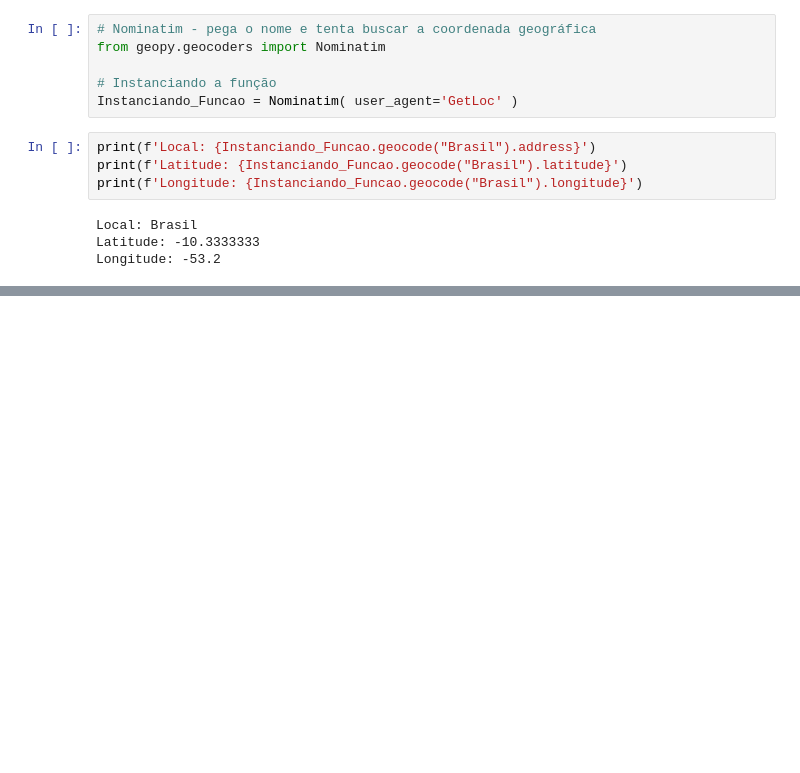
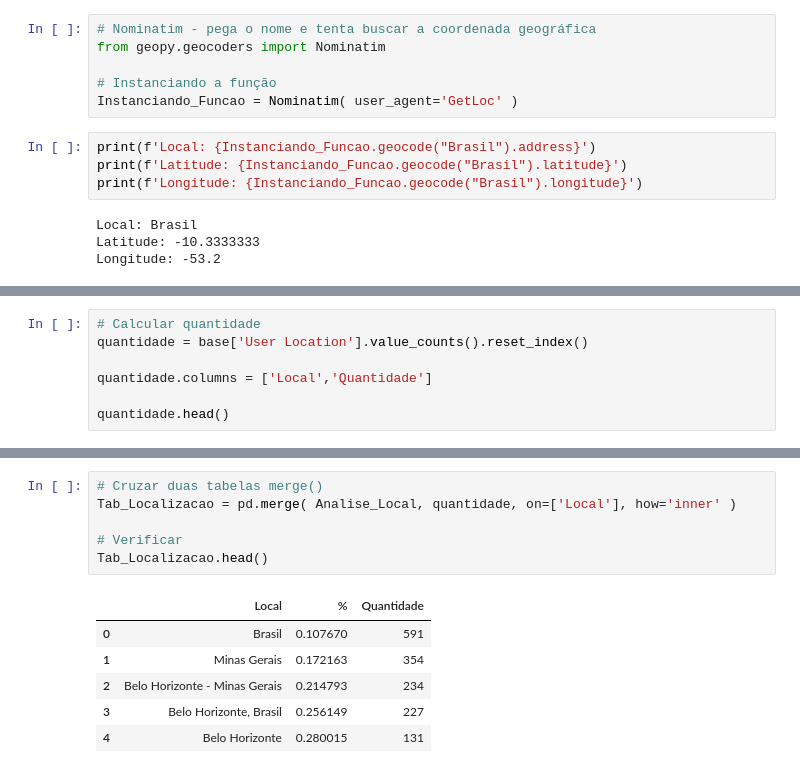
Before and after one commit to lucianawaka/analise_e_mineracao_de_texto, a Jupyter notebook: Analise_de_sentimentos.ipynb, the cells around one changed output, grey strips where cells are left out. Drawn from its saved outputs; the diff is of its cells as text; blank space fills up the shorter version.

```diff
--- a/Analise_de_sentimentos.ipynb
+++ b/Analise_de_sentimentos.ipynb
@@ -395,0 +427,7 @@ Longitude: -53.2
+# %%
+# Calcular quantidade
+quantidade = base['User Location'].value_counts().reset_index()
+
+quantidade.columns = ['Local','Quantidade']
+
+quantidade.head()
@@ -395,0 +441,13 @@ Longitude: -53.2
+# %%
+# Cruzar duas tabelas merge()
+Tab_Localizacao = pd.merge( Analise_Local, quantidade, on=['Local'], how='inner' )
+
+# Verificar
+Tab_Localizacao.head()
+# %% [output]
+|  | Local | % | Quantidade |
+| 0 | Brasil | 0.107670 | 591 |
+| 1 | Minas Gerais | 0.172163 | 354 |
+| 2 | Belo Horizonte - Minas Gerais | 0.214793 | 234 |
+| 3 | Belo Horizonte, Brasil | 0.256149 | 227 |
+| 4 | Belo Horizonte | 0.280015 | 131 |
```
Also changed, not shown: parts of 8 cells of this notebook.
